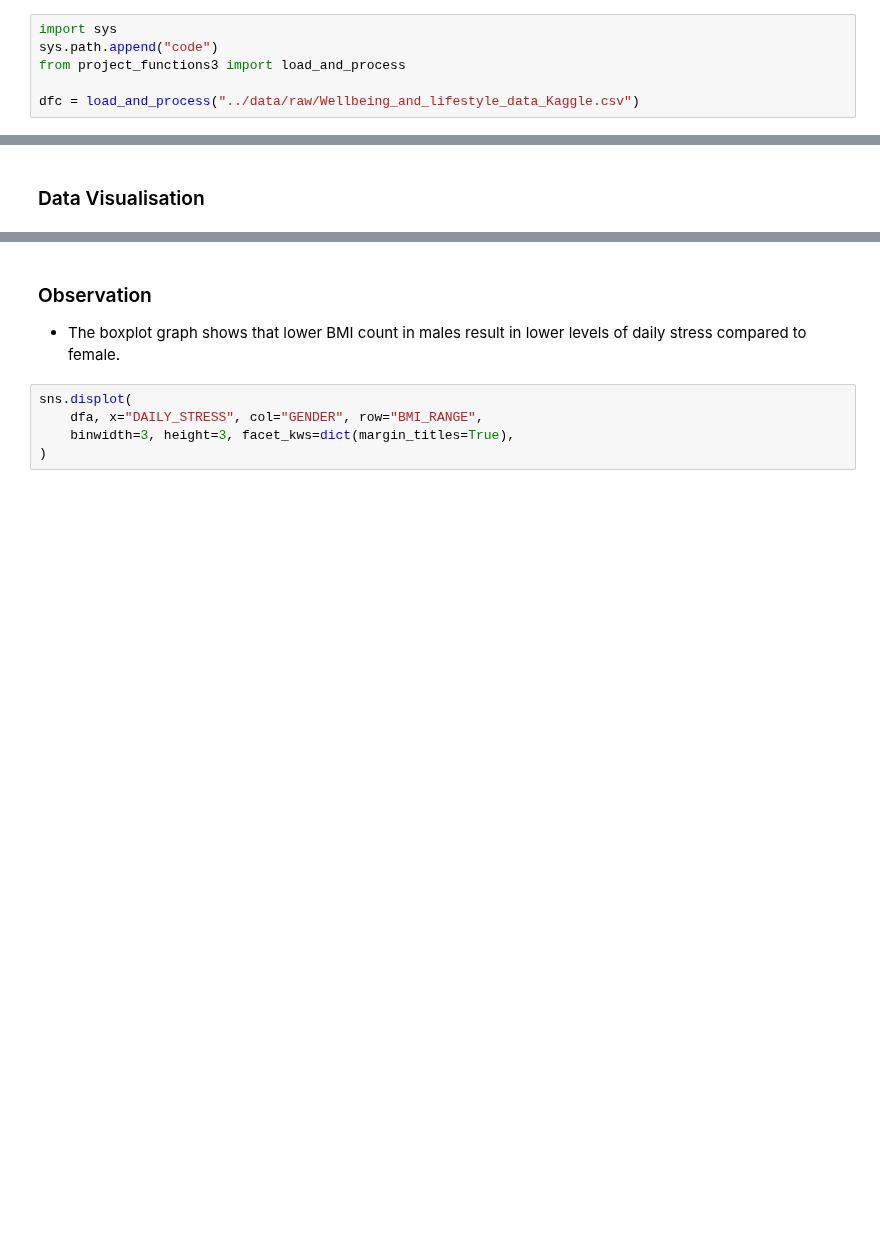
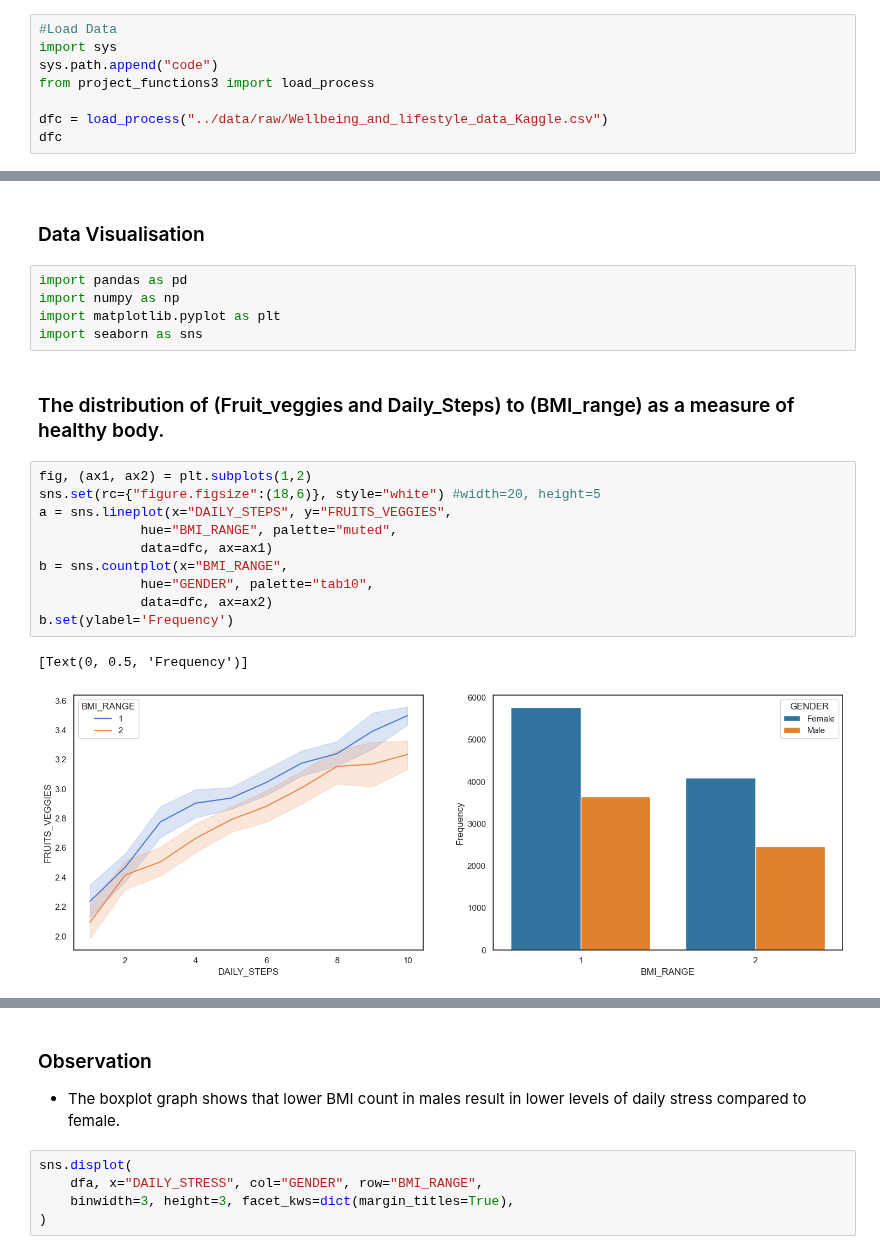
Before and after one commit to ubco-W2022T2-data301/project-group-group06, a Jupyter notebook: analysis/analysis3.ipynb, the cells around one changed output, grey strips where cells are left out. Cells and saved outputs as stored; diff of their text form; blank space fills up the shorter version.

Commit message:
Fixed import code, editing EDA

```diff
--- a/analysis/analysis3.ipynb
+++ b/analysis/analysis3.ipynb
@@ -216,9 +266,11 @@ import numpy as np
 import matplotlib.pyplot as plt
 import seaborn as sns
 # %%
+#Load Data
 import sys
 sys.path.append("code")
-from project_functions3 import load_and_process
+from project_functions3 import load_process
 
-dfc = load_and_process("../data/raw/Wellbeing_and_lifestyle_data_Kaggle.csv")
+dfc = load_process("../data/raw/Wellbeing_and_lifestyle_data_Kaggle.csv")
+dfc
 # %% [output]
@@ -308,2 +372,22 @@ This research question is exploring to find out if physical health is the founda
 # %% [markdown]
 ### Data Visualisation
+# %%
+import pandas as pd
+import numpy as np
+import matplotlib.pyplot as plt
+import seaborn as sns
+# %% [markdown]
+### The distribution of (Fruit_veggies and Daily_Steps) to (BMI_range) as a measure of healthy body.
+# %%
+fig, (ax1, ax2) = plt.subplots(1,2)
+sns.set(rc={"figure.figsize":(18,6)}, style="white") #width=20, height=5
+a = sns.lineplot(x="DAILY_STEPS", y="FRUITS_VEGGIES",
+             hue="BMI_RANGE", palette="muted",
+             data=dfc, ax=ax1)
+b = sns.countplot(x="BMI_RANGE",
+             hue="GENDER", palette="tab10",
+             data=dfc, ax=ax2)
+b.set(ylabel='Frequency')
+# %% [output]
+[Text(0, 0.5, 'Frequency')]
+[figure, added]
```
Also changed, not shown: parts of 61 cells of this notebook, 1 other file.
